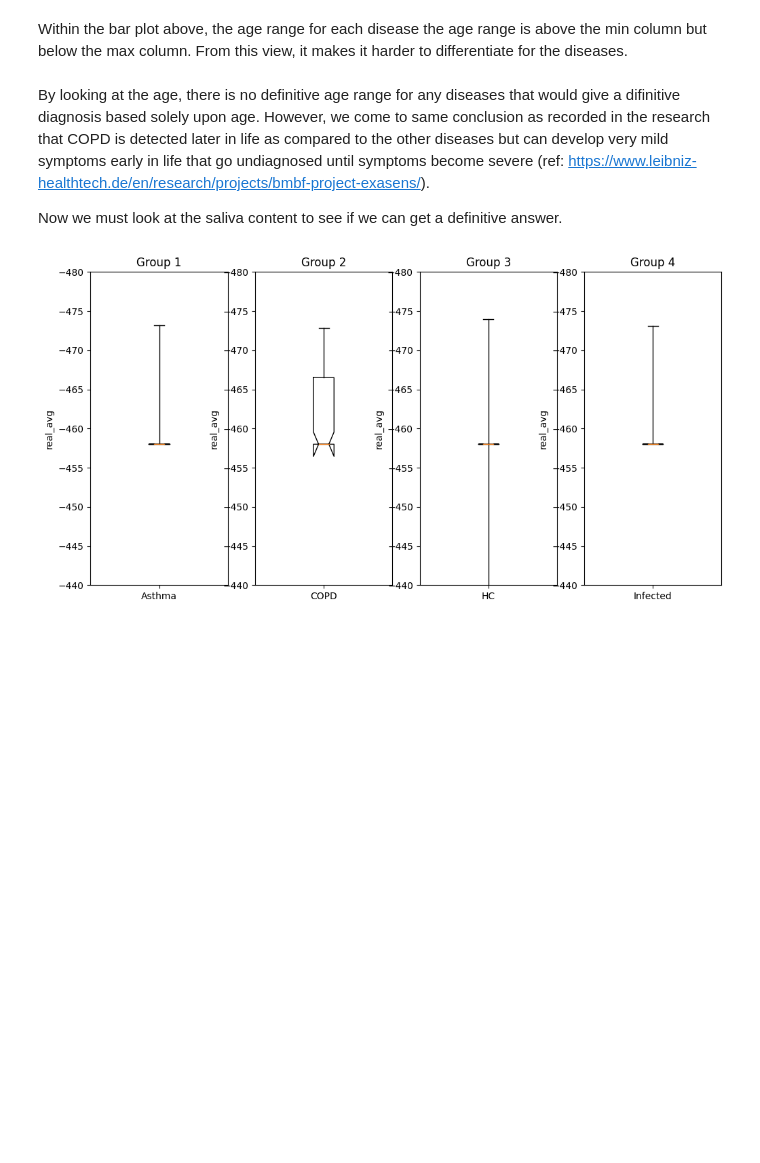
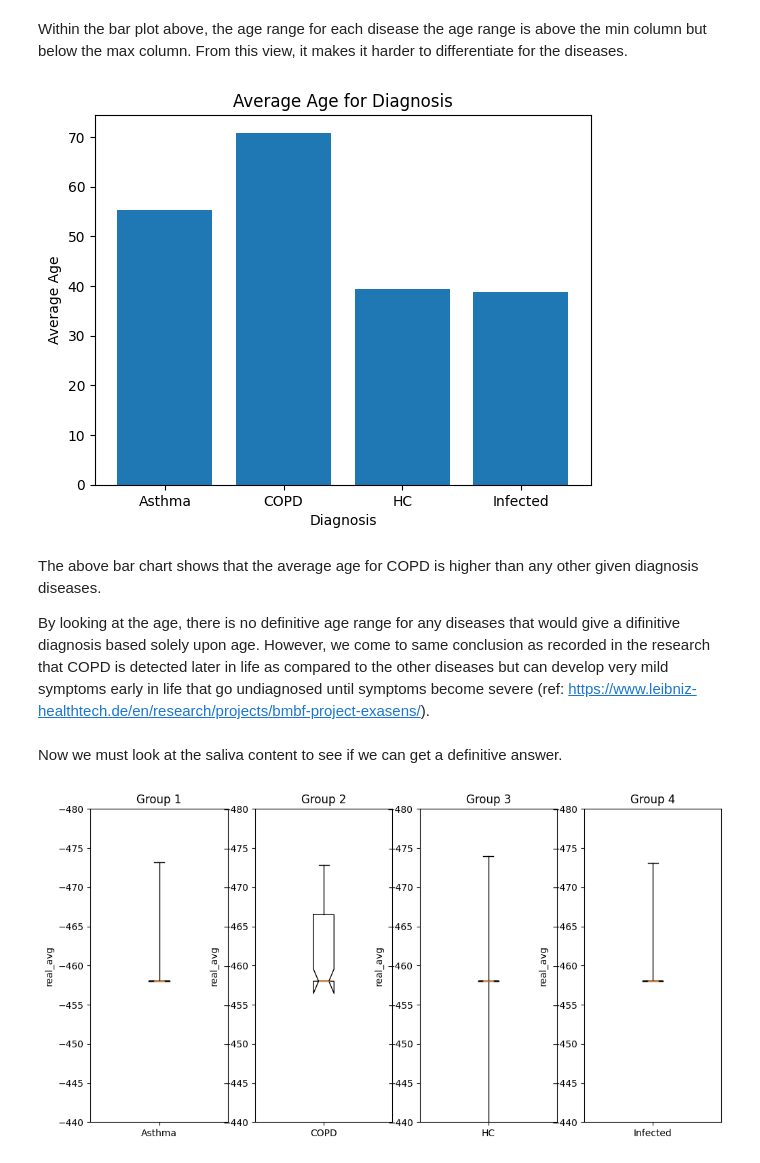
Before and after one commit to AveryGrouette/Group10_Assignment6, a Jupyter notebook: Group_10_Assignment6_GGE6505.ipynb, the cells around one changed output. Cells and saved outputs as stored; diff of their text form; code cells hidden in the pictures; blank space fills up the shorter version.

```diff
--- a/Group_10_Assignment6_GGE6505.ipynb
+++ b/Group_10_Assignment6_GGE6505.ipynb
@@ -8,5 +9,5 @@ import statsmodels.api as sm
 # %%
-df = pd.read_csv(r'C:\Users\Avery\OneDrive\Documents\GitHub\Group10_Assignment6\clean_data.csv')
+df = pd.read_csv('clean_data.csv')
 
 df.head(5)
 # %% [output]
@@ -57,10 +58,34 @@ age_stats.plot.bar(x='diagnosis', rot=0)
 [figure]
 # %% [markdown]
 Within the bar plot above, the age range for each disease the age range is above the min column but below the max column. From this view, it makes it harder to differentiate for the diseases.
+# %%
+#Using Average Age as indicator
+
+# Bar chart for Average of Saliva Permitivity
+
+average_data = df.groupby('diagnosis').mean()
+
+
+# create a bar chart of the average value for each group
+plt.bar(average_data.index, average_data['age'])
+
+# set the x-axis label and the title
+plt.xlabel('Diagnosis')
+plt.ylabel('Average Age')
+plt.title('Average Age for Diagnosis')
+
+# display the plot
+plt.show()
+# %% [output]
+[figure, added]
 # %% [markdown]
+The above bar chart shows that the average age for COPD is higher than any other given diagnosis diseases.
+
 By looking at the age, there is no definitive age range for any diseases that would give a difinitive diagnosis based solely upon age. However, we come to same conclusion as recorded in the research that COPD is detected later in life as compared to the other diseases but can develop very mild symptoms early in life that go undiagnosed until symptoms become severe (ref: https://www.leibniz-healthtech.de/en/research/projects/bmbf-project-exasens/).
-
-Now we must look at the saliva content to see if we can get a definitive answer.
+# %% [markdown]
+
+
+Now we must look at the saliva content to see if we can get a definitive answer.
 # %%
 groups = df.groupby('diagnosis')
 
```
Also changed, not shown: parts of 7 cells of this notebook.
